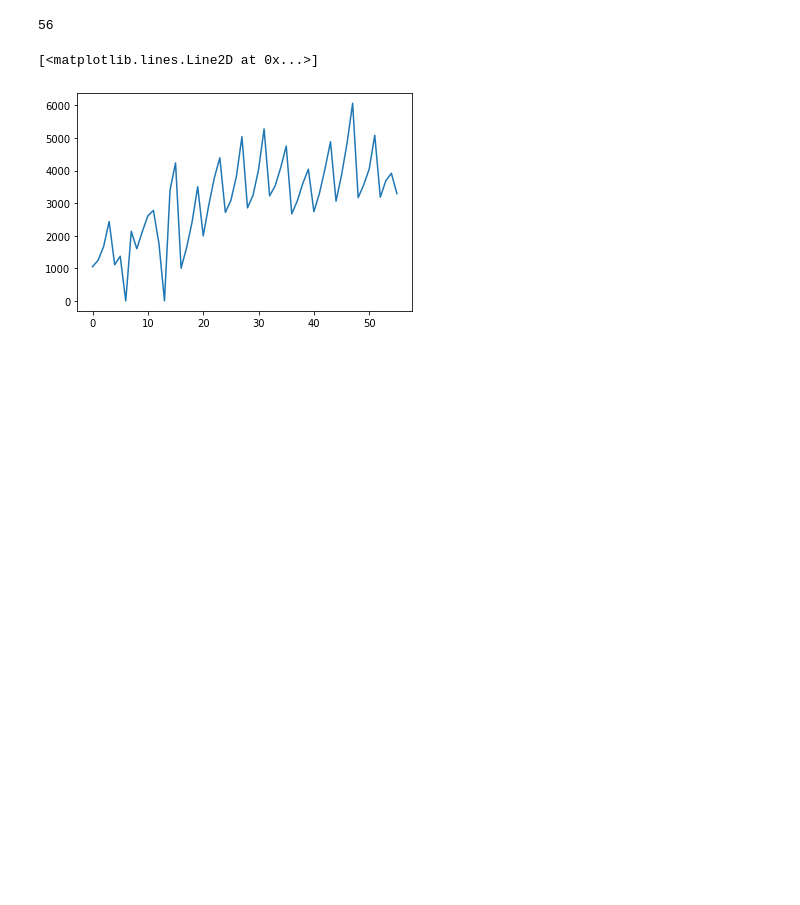
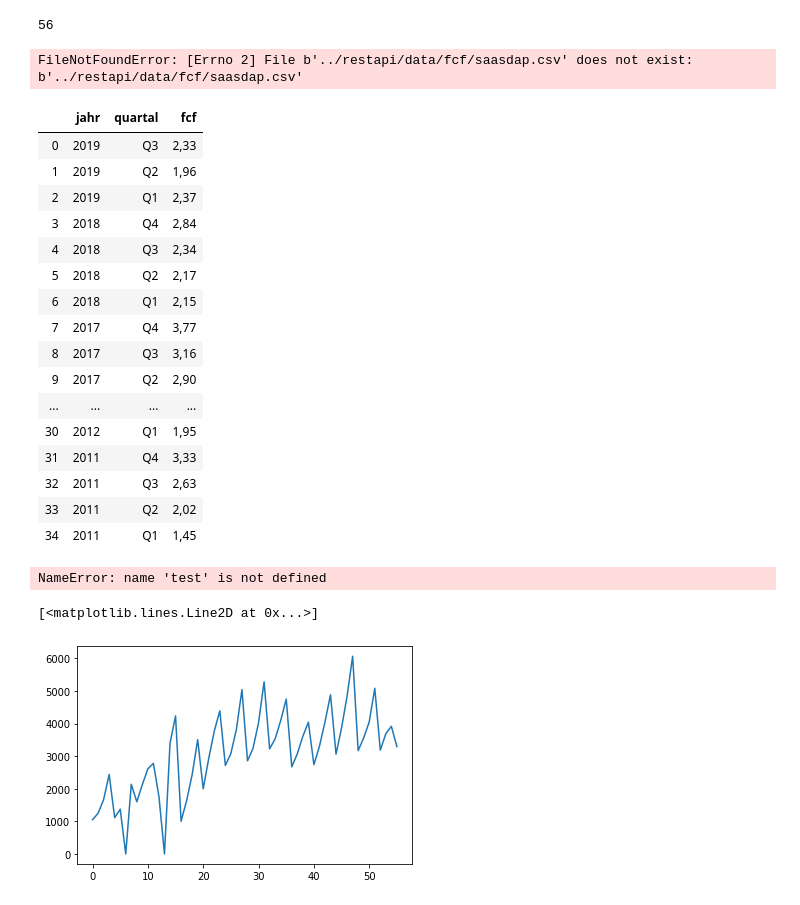
Before and after one commit to UnderTheCraft/sumz, a Jupyter notebook: Notebooks/BR-ARIMA_Forecast_Test.ipynb, the cells around one changed output. Cells and saved outputs as stored; diff of their text form; code cells hidden in the pictures; blank space fills up the shorter version.

```diff
--- a/Notebooks/BR-ARIMA_Forecast_Test.ipynb
+++ b/Notebooks/BR-ARIMA_Forecast_Test.ipynb
@@ -27,3 +19,31 @@ len(sap_hist_fcf)
+# %%
+df = pd.read_csv("../restapi/data/fcf/saasdap.csv", sep=";")
+# %% [output]
+FileNotFoundError: [Errno 2] File b'../restapi/data/fcf/saasdap.csv' does not exist: b'../restapi/data/fcf/saasdap.csv'
+# %%
+df
+# %% [output]
+|  | jahr | quartal | fcf |
+| 0 | 2019 | Q3 | 2,33 |
+| 1 | 2019 | Q2 | 1,96 |
+| 2 | 2019 | Q1 | 2,37 |
+| 3 | 2018 | Q4 | 2,84 |
+| 4 | 2018 | Q3 | 2,34 |
+| 5 | 2018 | Q2 | 2,17 |
+| 6 | 2018 | Q1 | 2,15 |
+| 7 | 2017 | Q4 | 3,77 |
+| 8 | 2017 | Q3 | 3,16 |
+| 9 | 2017 | Q2 | 2,90 |
+| ... | ... | ... | ... |
+| 30 | 2012 | Q1 | 1,95 |
+| 31 | 2011 | Q4 | 3,33 |
+| 32 | 2011 | Q3 | 2,63 |
+| 33 | 2011 | Q2 | 2,02 |
+| 34 | 2011 | Q1 | 1,45 |
+# %%
+make_forecast(test)
+# %% [output]
+NameError: name 'test' is not defined
 # %%
 plt.plot(sap_hist_fcf)
 # %% [output]
```
Also changed, not shown: parts of 11 cells of this notebook, 9 other files.
